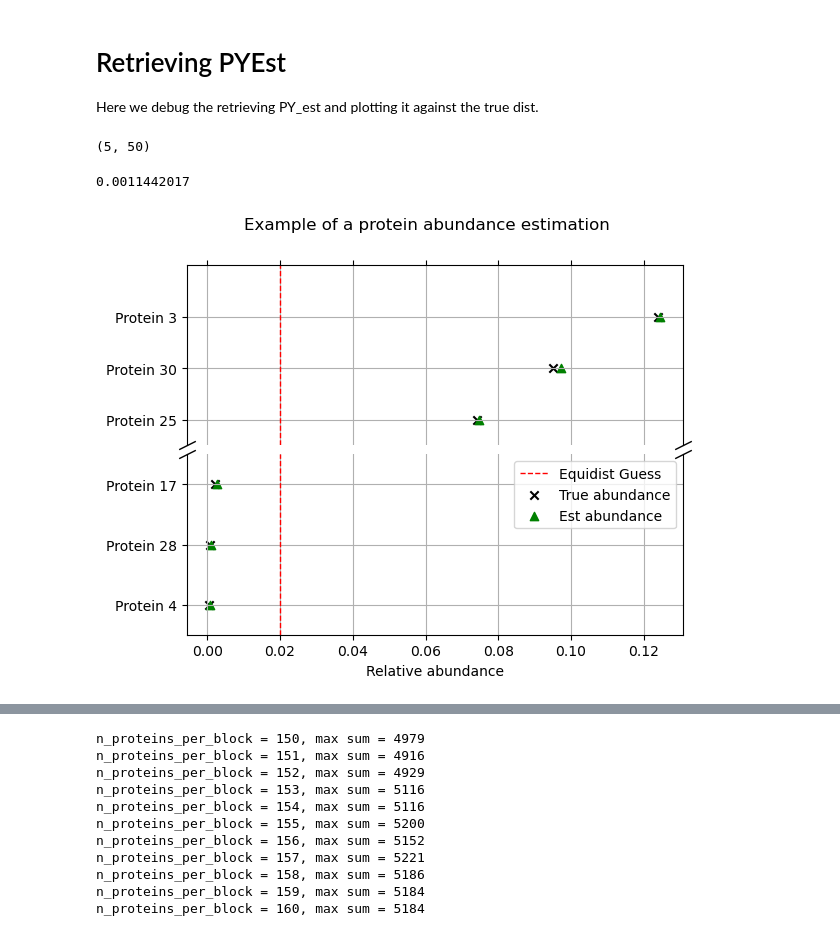
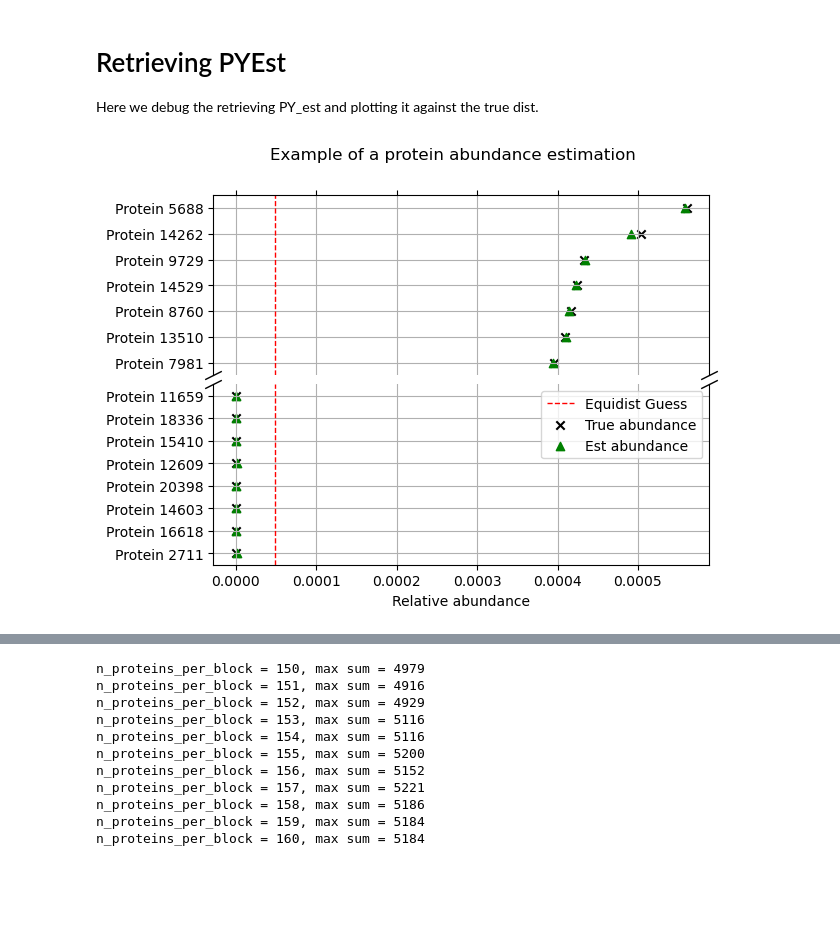
Before and after one commit to JavierKipen/ProtInfGPU, a Jupyter notebook: scripts/WhatprotDatasets.ipynb, the cells around one changed output, grey strips where cells are left out. Drawn from its saved outputs; the diff is of its cells as text; code cells hidden in the pictures; blank space fills up the shorter version.

```diff
--- a/scripts/WhatprotDatasets.ipynb
+++ b/scripts/WhatprotDatasets.ipynb
@@ -199,18 +242,0 @@ x2,y2,y_err2,n_subset2=get_data_from_experiment_oracle_subset(dir_exp_whole_prot
-# %%
-plt.figure()
-plt.ylabel("MAE")
-plt.xlabel("N Epochs")
-n_prot=20660-18; #18 prots did not provide any flu exp.
-
-plt.errorbar(x, y, yerr=y_err, label=f"Oracle 1M reads")
-plt.errorbar(x2, y2, yerr=y_err2, label=f"Oracle 10M reads")
-equidis_err=get_eq_guess(n_prot)
-plt.axhline(y=equidis_err, color='red', linestyle='dotted', label=f'Equidistributed Error = {equidis_err:.2g}')
-
-plt.legend()
-plt.title("Oracle whole proteome 1M reads")
-#if log:
-#    plt.yscale('log')
-plt.grid()
-plt.ylim([0, 3.8e-5])
-plt.show()
@@ -272,8 +296,8 @@ compare_oracle_subsets(20642)
 
 Here we debug the retrieving PY_est and plotting it against the true dist.
 # %%
-dir_exp_whole_prot="/home/jkipen/ProtInfGPU/results/50_Prot/Tests/"
-dataset_classifier_path="/home/jkipen/raid_storage/ProtInfGPU/data/50_Prot/binary/Oracle/"
+dir_exp_whole_prot="/home/jkipen/ProtInfGPU/results/20642_Prot/"
+dataset_classifier_path="/home/jkipen/raid_storage/ProtInfGPU/data/20642_Prot/binary/Oracle/"
 def get_PhatYs(path_to_exp):
     n_crossval=int(ret_config(path_to_exp+"/RunConfig.txt","NcrossVal"));
     n_prot=int(ret_config(path_to_exp+"/RunConfig.txt","Nprot"));
@@ -287,7 +311,3 @@ def get_truePIs(ds_classifier_path,n_datasets=10):
         PYs_list.append(np.fromfile(crossvalPath+"TrueProtDist"+str(i)+".bin", dtype=np.float32))
     PYs = np.column_stack(PYs_list).T
     return PYs;
-PhatYsConcatenated=get_PhatYs(dir_exp_whole_prot+"27-02-2025_19-42-22")
-np.shape(PhatYsConcatenated)
-# %% [output]
-(5, 50)
@@ -297,14 +314,13 @@ PYs_compare=PYs[:5,:];
 # %%
-np.mean(np.abs(PYs_compare-PhatYsConcatenated))
+AllPhatYs=get_PhatYs(dir_exp_whole_prot+"Oracle_subsets/07-03-2025_20-08-51/");
+AlltruePIs=get_truePIs(dataset_classifier_path);
-# %% [output]
-0.0011442017
 # %%
 #From https://matplotlib.org/stable/gallery/subplots_axes_and_figures/broken_axis.html
 n_ds_cv=0; #Which crossval are we plotting.
-n_prot=np.shape(PYs)[1];
+n_prot=np.shape(AlltruePIs)[1];
 
-PY=PYs_compare[n_ds_cv,:];
-PhatY=PhatYsConcatenated[n_ds_cv,:];
+PY=AlltruePIs[n_ds_cv,:];
+PhatY=AllPhatYs[n_ds_cv,:];
 prot_indexes=np.argsort(PY) #We want the probs ordered, with higher on the top
 
 fig, (ax1, ax2) = plt.subplots(2, 1, sharex=True)
@@ -322,33 +338,33 @@ ax2.scatter(PhatY[prot_indexes], np.arange(n_prot), color='green', marker='^',la
 
 ax1.spines.bottom.set_visible(False)
 ax2.spines.top.set_visible(False)
 ax1.xaxis.tick_top()
 ax1.tick_params(labeltop=False)  # don't put tick labels at the top
 ax2.xaxis.tick_bottom()
 
 d = .5  # proportion of vertical to horizontal extent of the slanted line
 kwargs = dict(marker=[(-1, -d), (1, d)], markersize=12,
               linestyle="none", color='k', mec='k', mew=1, clip_on=False)
 ax1.plot([0, 1], [0, 0], transform=ax1.transAxes, **kwargs)
 ax2.plot([0, 1], [1, 1], transform=ax2.transAxes, **kwargs)
 
 ax1.set_yticks(np.arange(n_prot,dtype=np.uint32))
 protein_labels = [f"Protein {idx}" for idx in prot_indexes]
 ax1.set_yticklabels(protein_labels)
 ax2.set_yticks(np.arange(n_prot,dtype=np.uint32))
 ax2.set_yticklabels(protein_labels)
 
-ax1.set_ylim(n_prot-3.5, n_prot)  # outliers only
-ax2.set_ylim(-0.5, 2.5)  # most of the data
+ax1.set_ylim(n_prot-7.5, n_prot-0.5)  # outliers only
+ax2.set_ylim(-0.5, 7.5)  # most of the data
 
 ax1.grid()
 ax2.grid()
 
 
 ax2.legend()
 
 plt.xlabel("Relative abundance")
 fig.suptitle("Example of a protein abundance estimation")
 plt.savefig("Example Protein abundance.png")
 # %% [output]
-[figure, old version]
+[figure, new version]
```
Also changed, not shown: parts of 17 cells of this notebook, 30 other files.
